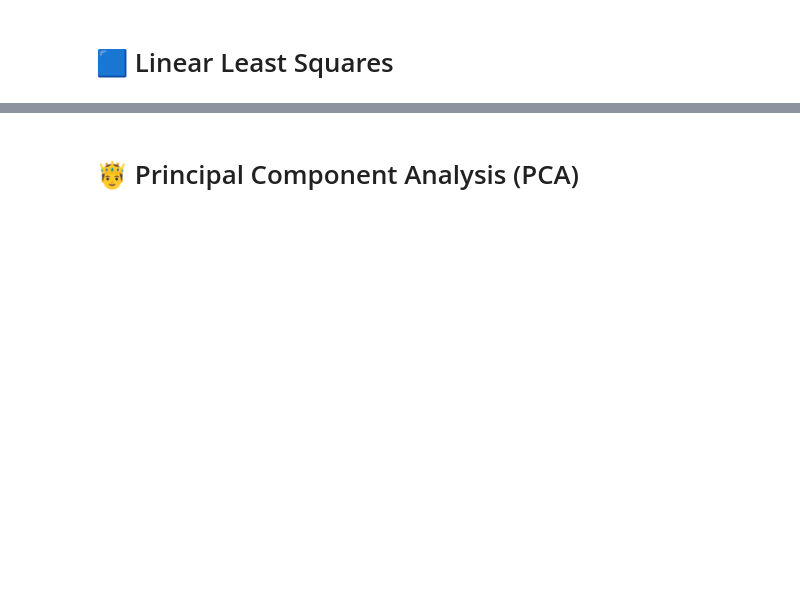
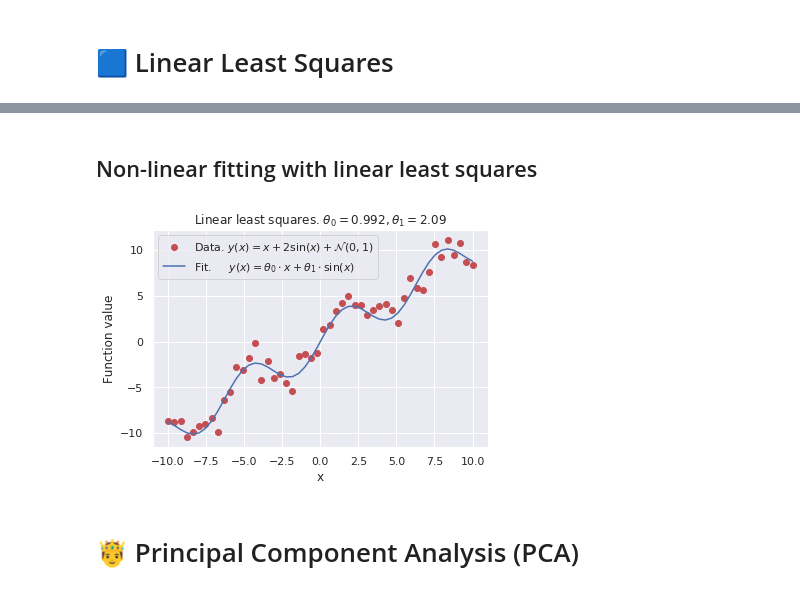
Before and after one commit to MerkulovDaniil/optim, a Jupyter notebook: assets/Notebooks/LA_in_DS.ipynb, the cells around one changed output, grey strips where cells are left out. Cells and saved outputs as stored; diff of their text form; code cells hidden in the pictures; blank space fills up the shorter version.

```diff
--- a/assets/Notebooks/LA_in_DS.ipynb
+++ b/assets/Notebooks/LA_in_DS.ipynb
@@ -79,0 +125,18 @@ Note, that in this case the error stil proportional to the squared condition num
+# %%
+# Import packages.
+import numpy as np
+
+# Generate data.
+m = 200
+n = 150
+np.random.seed(1)
+X = np.random.randn(m, n)
+y = np.random.randn(m)
+
+# Calculate pseudo inverse matrix
+theta_opt = np.linalg.pinv(X) @ y
+
+# Print result.
+print("The optimal theta is")
+print(theta_opt)
+print("The norm of the residual is ", np.linalg.norm(X @ theta_opt - y))
@@ -80,3 +269,27 @@ Note, that in this case the error stil proportional to the squared condition num
+# %% [markdown]
+## Non-linear fitting with linear least squares
+# %%
+# Generate the data
+x = np.linspace(-10, 10)
+y = x + 2*np.sin(x) + np.random.randn(*x.shape)
+
+X = np.zeros((len(x), 2))
+X[:, 0], X[:, 1] = x, np.sin(x)
+
+# Solve lls problem
+theta = solve_lls_exact(X, y)
+
+# PLot the results
+plt.xlabel('x')
+plt.ylabel('Function value')
+plt.plot(x, y, 'ro', label=r'Data. $y(x) =  x + 2\sin (x) +  \mathcal{N}(0,1)$')
+plt.plot(x, theta[0]*x + theta[1]*np.sin(x), label=r'Fit.     $y(x) = \theta_0 \cdot x + \theta_1 \cdot \sin (x)$')
+plt.title(r'Linear least squares. $\theta_0 = {:.3}, \theta_1 = {:.3}$'.format(*theta))
+plt.legend()
+# plt.show()
+plt.savefig('non_linear_fit.svg')
+# %% [output]
+[figure, added]
 # %% [markdown]
 # 🤴 Principal Component Analysis (PCA)
 # %% [markdown]
```
Also changed, not shown: parts of 7 cells of this notebook.
